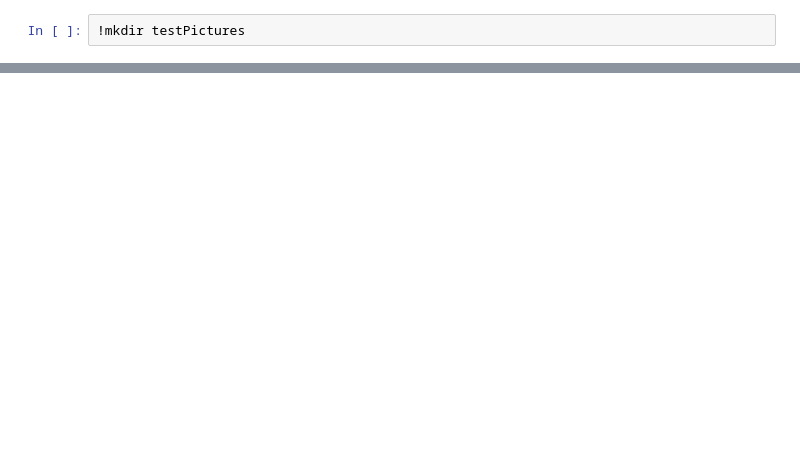
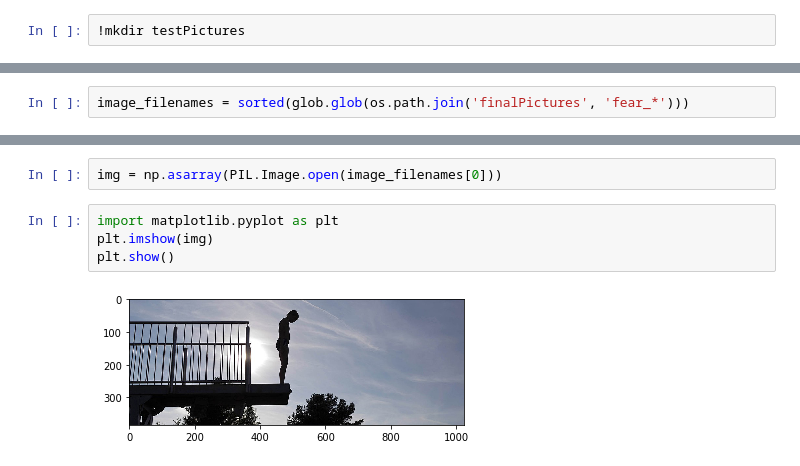
Before and after one commit to bobovnii/progressive_growing_of_gans, a Jupyter notebook: GANs_Progressive_Growing.ipynb, the cells around one changed output, grey strips where cells are left out. Saved outputs shown, nothing was run; the diff lists cells and outputs as text; blank space fills up the shorter version.

```diff
--- a/GANs_Progressive_Growing.ipynb
+++ b/GANs_Progressive_Growing.ipynb
@@ -301,0 +308,2 @@ NameError: name 'elf' is not defined
+# %%
+image_filenames = sorted(glob.glob(os.path.join('finalPictures', 'fear_*')))
@@ -301,0 +350,8 @@ NameError: name 'elf' is not defined
+# %%
+img = np.asarray(PIL.Image.open(image_filenames[0]))
+# %%
+import matplotlib.pyplot as plt
+plt.imshow(img)
+plt.show()
+# %% [output]
+[figure, added]
```
Also changed, not shown: parts of 32 cells of this notebook.
